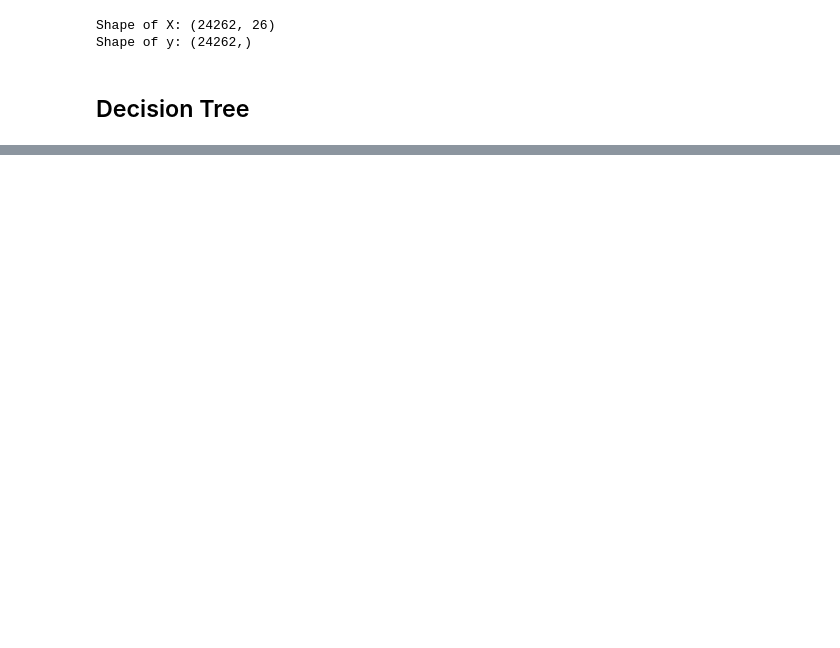
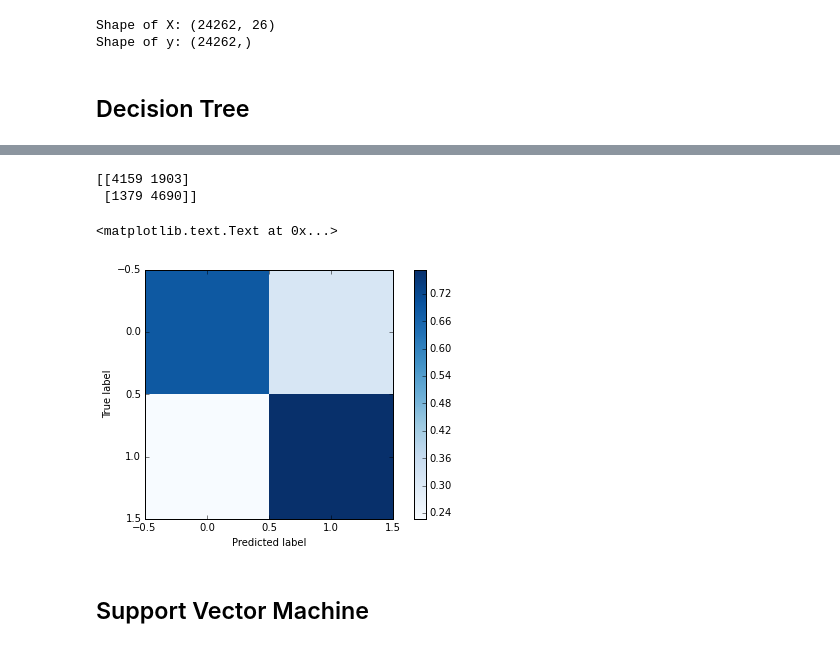
Before and after one commit to omar-moreno/hps-analysis, a Jupyter notebook: python/notebooks/radiative_signal_classification.ipynb, the cells around one changed output, grey strips where cells are left out. Saved outputs shown, nothing was run; the diff lists cells and outputs as text; code cells hidden in the pictures; blank space fills up the shorter version.

```diff
--- a/python/notebooks/radiative_signal_classification.ipynb
+++ b/python/notebooks/radiative_signal_classification.ipynb
@@ -193,0 +281,17 @@ plt.xlabel('Predicted label')
+# %%
+cm = metrics.confusion_matrix(y_test, predictions)
+cm_normalized = cm.astype('float') / cm.sum(axis=1)[:, np.newaxis]
+print cm
+cmap=plt.cm.Blues
+plt.imshow(cm_normalized, interpolation='nearest', cmap=cmap)
+plt.colorbar()
+plt.tight_layout()
+plt.ylabel('True label')
+plt.xlabel('Predicted label')
+# %% [output]
+[[4159 1903]
+ [1379 4690]]
+<matplotlib.text.Text at 0x...>
+[figure, added]
+# %% [markdown]
+## Support Vector Machine
```
Also changed, not shown: parts of 15 cells of this notebook.
